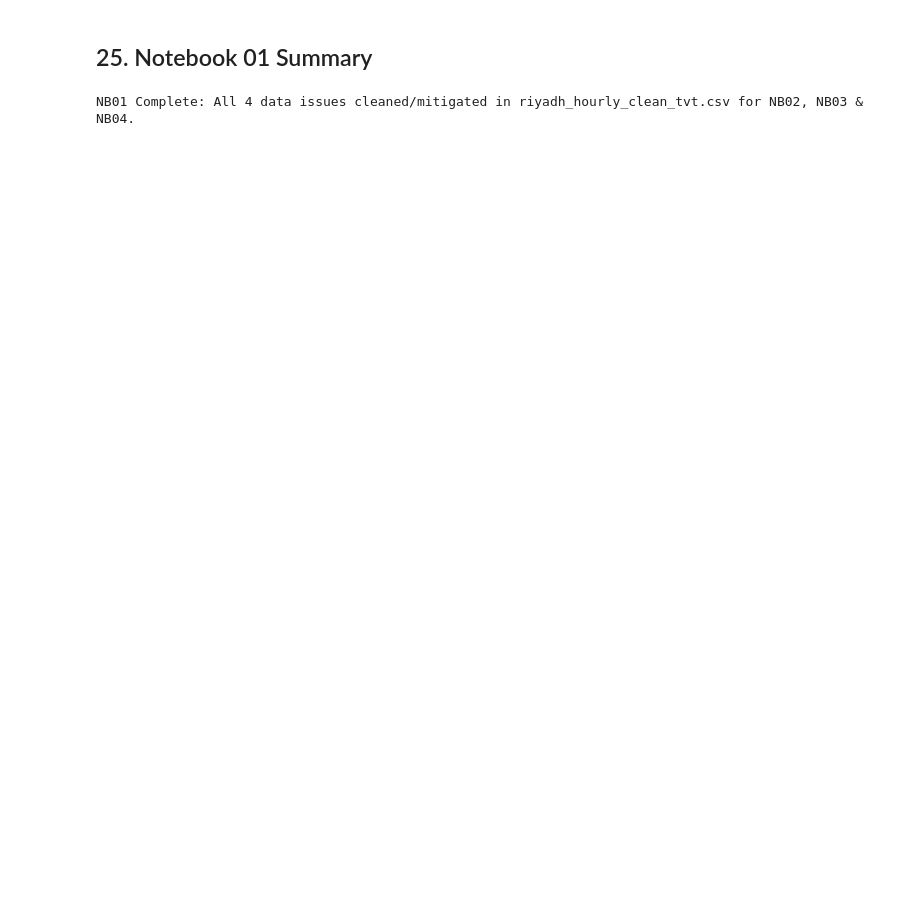
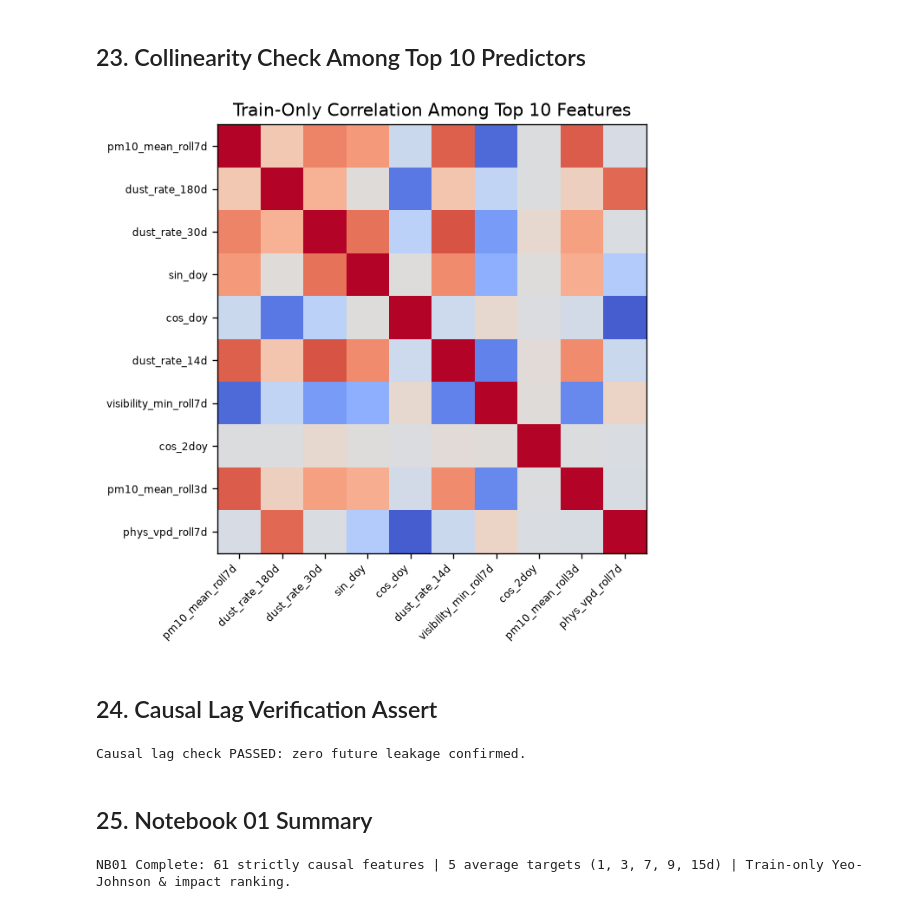
Before and after one commit to Abdelrahman1wael/sandstorm_forecasting, a Jupyter notebook: 04_Notebooks/01_feature_engineering_and_impact.ipynb, the cells around one changed output. Drawn from its saved outputs; the diff is of its cells as text; code cells hidden in the pictures; blank space fills up the shorter version.

```diff
--- a/04_Notebooks/01_feature_engineering_and_impact.ipynb
+++ b/04_Notebooks/01_feature_engineering_and_impact.ipynb
@@ -302,0 +318,9 @@ Clean hourly dataset & anti-leakage checks PASSED.
+# %%
+def grp(f):
+    if 'era5' in f or 'phys' in f or 'sp_' in f or 't2m_' in f or 'ws_' in f or 'gust' in f or 'dryness' in f or 'vpd' in f: return 'ERA5_Physics'
+    if 'sat_' in f or 'aod' in f: return 'Satellite_AOD'
+    if 'cams' in f: return 'CAMS_NWP'
+    if 'doy' in f: return 'Calendar'
+    return 'Ground_METAR'
+mi_df['Modality'] = [grp(f) for f in mi_df['Feature']]
+print(mi_df.groupby('Modality')[['MI_1d','MI_7d','MI_15d']].sum().round(4).to_string())
@@ -303,6 +335,28 @@ Clean hourly dataset & anti-leakage checks PASSED.
+# %% [markdown]
+## 23. Collinearity Check Among Top 10 Predictors
+# %%
+top10_f = mi_df.head(10)['Feature'].tolist()
+idx10 = [feature_cols.index(f) for f in top10_f]
+c10 = np.corrcoef(X_tr[:, idx10].T)
+fig, ax = plt.subplots(figsize=(7, 5.5))
+ax.imshow(c10, cmap='coolwarm', vmin=-1, vmax=1)
+ax.set_xticks(range(10)); ax.set_xticklabels(top10_f, rotation=45, ha='right', fontsize=7)
+ax.set_yticks(range(10)); ax.set_yticklabels(top10_f, fontsize=7)
+ax.set_title('Train-Only Correlation Among Top 10 Features')
+plt.tight_layout()
+# %% [output]
+[figure, added]
+# %% [markdown]
+## 24. Causal Lag Verification Assert
+# %%
+assert 'pm10_lag1d' in feature_cols and 'target_avg_pm10_15d' in target_cols
+assert np.allclose(daily['pm10_lag1d'].iloc[1:].values, daily['pm10_mean'].iloc[:-1].values, equal_nan=True)
+print('Causal lag check PASSED: zero future leakage confirmed.')
+# %% [output]
+Causal lag check PASSED: zero future leakage confirmed.
 # %% [markdown]
 ## 25. Notebook 01 Summary
-# %%
-print('NB01 Complete: All 4 data issues cleaned/mitigated in riyadh_hourly_clean_tvt.csv for NB02, NB03 & NB04.')
-# %% [output]
-NB01 Complete: All 4 data issues cleaned/mitigated in riyadh_hourly_clean_tvt.csv for NB02, NB03 & NB04.
+# %%
+print(f'NB01 Complete: {len(feature_cols)} strictly causal features | 5 average targets (1, 3, 7, 9, 15d) | Train-only Yeo-Johnson & impact ranking.')
+# %% [output]
+NB01 Complete: 61 strictly causal features | 5 average targets (1, 3, 7, 9, 15d) | Train-only Yeo-Johnson & impact ranking.
```
Also changed, not shown: parts of 92 cells of this notebook.
